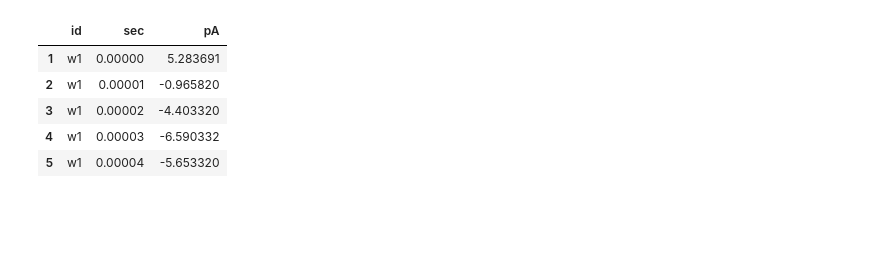
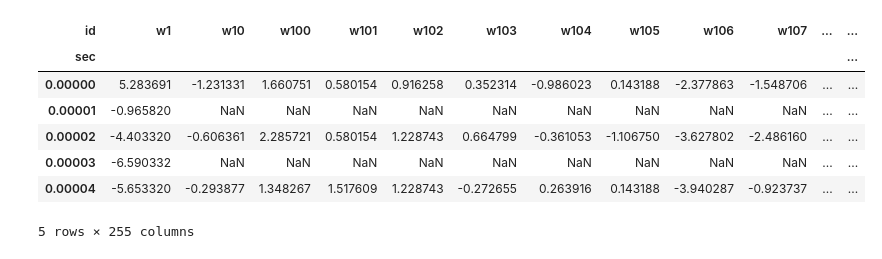
Before and after one commit to yuwie10/ephysAnalysis, a Jupyter notebook: ephysAnalysis.ipynb, the cells around one changed output. Saved outputs shown, nothing was run; the diff lists cells and outputs as text; code cells hidden in the pictures; blank space fills up the shorter version.

```diff
--- a/ephysAnalysis.ipynb
+++ b/ephysAnalysis.ipynb
@@ -30,9 +27,12 @@ igorWaves = pd.read_csv('igorForPython.csv', index_col = 0)
-# %%
-igorWaves.head()
-# %% [output]
-|  | id | sec | pA |
-| 1 | w1 | 0.00000 | 5.283691 |
-| 2 | w1 | 0.00001 | -0.965820 |
-| 3 | w1 | 0.00002 | -4.403320 |
-| 4 | w1 | 0.00003 | -6.590332 |
-| 5 | w1 | 0.00004 | -5.653320 |
+# %%
+igorWaves = igor.pivot(index='sec', columns='id', values='pA')
+igorWaves.head()
+# %% [output]
+| id | w1 | w10 | w100 | w101 | w102 | w103 | w104 | w105 | w106 | w107 | ... | ... |
+| sec |  |  |  |  |  |  |  |  |  |  |  | ... |
+| 0.00000 | 5.283691 | -1.231331 | 1.660751 | 0.580154 | 0.916258 | 0.352314 | -0.986023 | 0.143188 | -2.377863 | -1.548706 | ... | ... |
+| 0.00001 | -0.965820 | NaN | NaN | NaN | NaN | NaN | NaN | NaN | NaN | NaN | ... | ... |
+| 0.00002 | -4.403320 | -0.606361 | 2.285721 | 0.580154 | 1.228743 | 0.664799 | -0.361053 | -1.106750 | -3.627802 | -2.486160 | ... | ... |
+| 0.00003 | -6.590332 | NaN | NaN | NaN | NaN | NaN | NaN | NaN | NaN | NaN | ... | ... |
+| 0.00004 | -5.653320 | -0.293877 | 1.348267 | 1.517609 | 1.228743 | -0.272655 | 0.263916 | 0.143188 | -3.940287 | -0.923737 | ... | ... |
+5 rows × 255 columns
```
Also changed, not shown: parts of 8 cells of this notebook, 1 other file.
